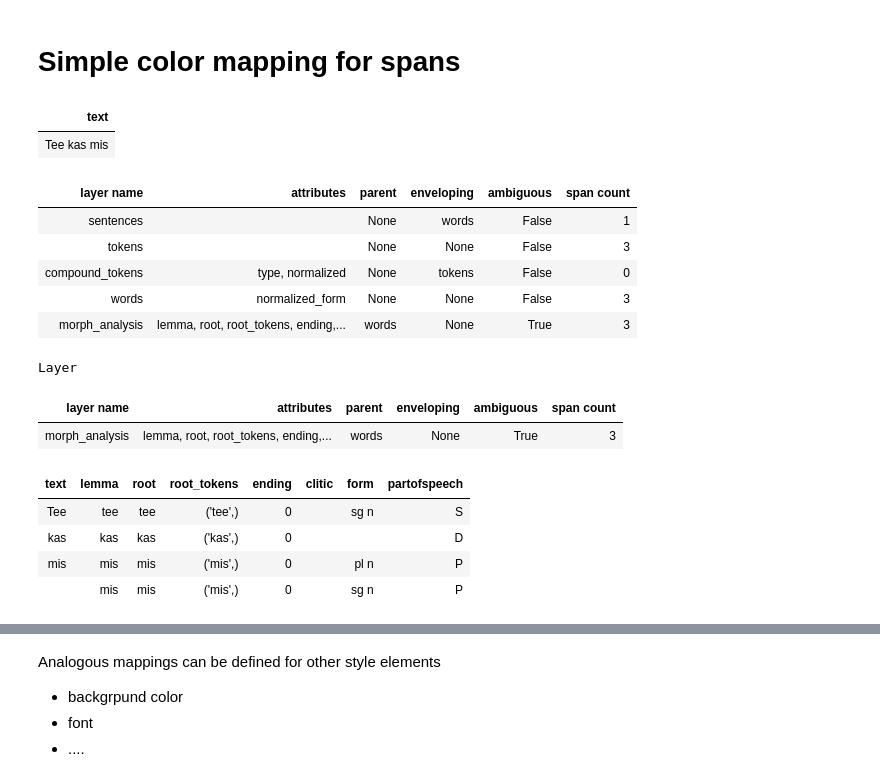
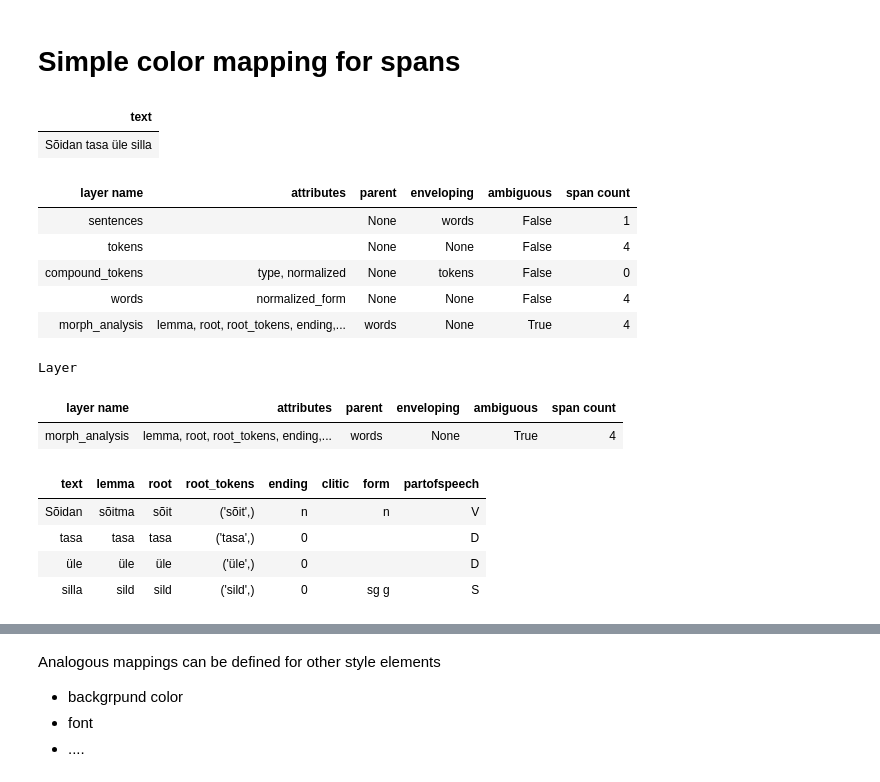
Before and after one commit to estnltk/estnltk, a Jupyter notebook: estnltk/visualisation/notebooks/visualisation_moc_2.py.ipynb, the cells around one changed output, grey strips where cells are left out. Saved outputs shown, nothing was run; the diff lists cells and outputs as text; code cells hidden in the pictures.

```diff
--- a/estnltk/visualisation/notebooks/visualisation_moc_2.py.ipynb
+++ b/estnltk/visualisation/notebooks/visualisation_moc_2.py.ipynb
@@ -28,25 +124,25 @@ def my_best_color_mapper(segment):
 # %%
 from estnltk import Text
 # %%
-tekst = Text("Tee kas mis")
+tekst = Text("Sõidan tasa üle silla")
 tekst.tag_layer()
 # %% [output]
 | text |
-| Tee kas mis |
+| Sõidan tasa üle silla |
 | layer name | attributes | parent | enveloping | ambiguous | span count |
 | sentences |  | None | words | False | 1 |
-| tokens |  | None | None | False | 3 |
+| tokens |  | None | None | False | 4 |
 | compound_tokens | type, normalized | None | tokens | False | 0 |
-| words | normalized_form | None | None | False | 3 |
-| morph_analysis | lemma, root, root_tokens, ending,... | words | None | True | 3 |
+| words | normalized_form | None | None | False | 4 |
+| morph_analysis | lemma, root, root_tokens, ending,... | words | None | True | 4 |
 # %%
 tekst.morph_analysis
 # %% [output]
 Layer
 | layer name | attributes | parent | enveloping | ambiguous | span count |
-| morph_analysis | lemma, root, root_tokens, ending,... | words | None | True | 3 |
+| morph_analysis | lemma, root, root_tokens, ending,... | words | None | True | 4 |
 | text | lemma | root | root_tokens | ending | clitic | form | partofspeech |
-| Tee | tee | tee | ('tee',) | 0 |  | sg n | S |
-| kas | kas | kas | ('kas',) | 0 |  |  | D |
-| mis | mis | mis | ('mis',) | 0 |  | pl n | P |
-|  | mis | mis | ('mis',) | 0 |  | sg n | P |
+| Sõidan | sõitma | sõit | ('sõit',) | n |  | n | V |
+| tasa | tasa | tasa | ('tasa',) | 0 |  |  | D |
+| üle | üle | üle | ('üle',) | 0 |  |  | D |
+| silla | sild | sild | ('sild',) | 0 |  | sg g | S |
```
Also changed, not shown: parts of 14 cells of this notebook, 11 other files.
